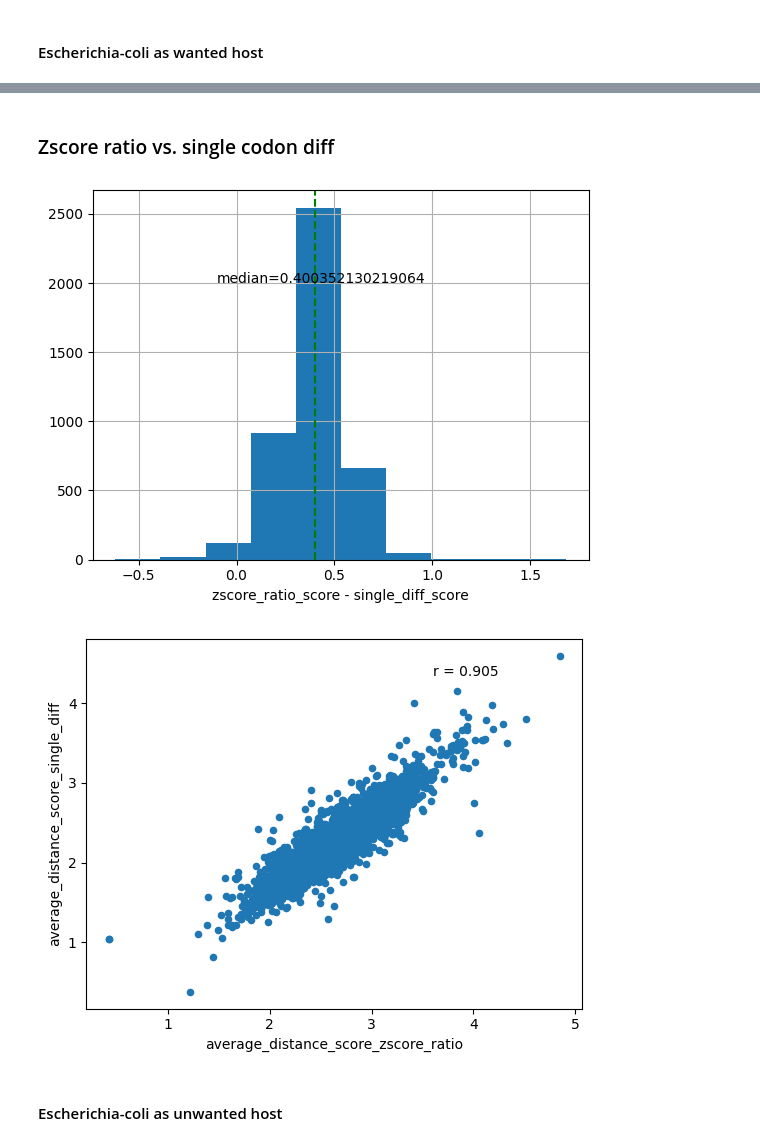
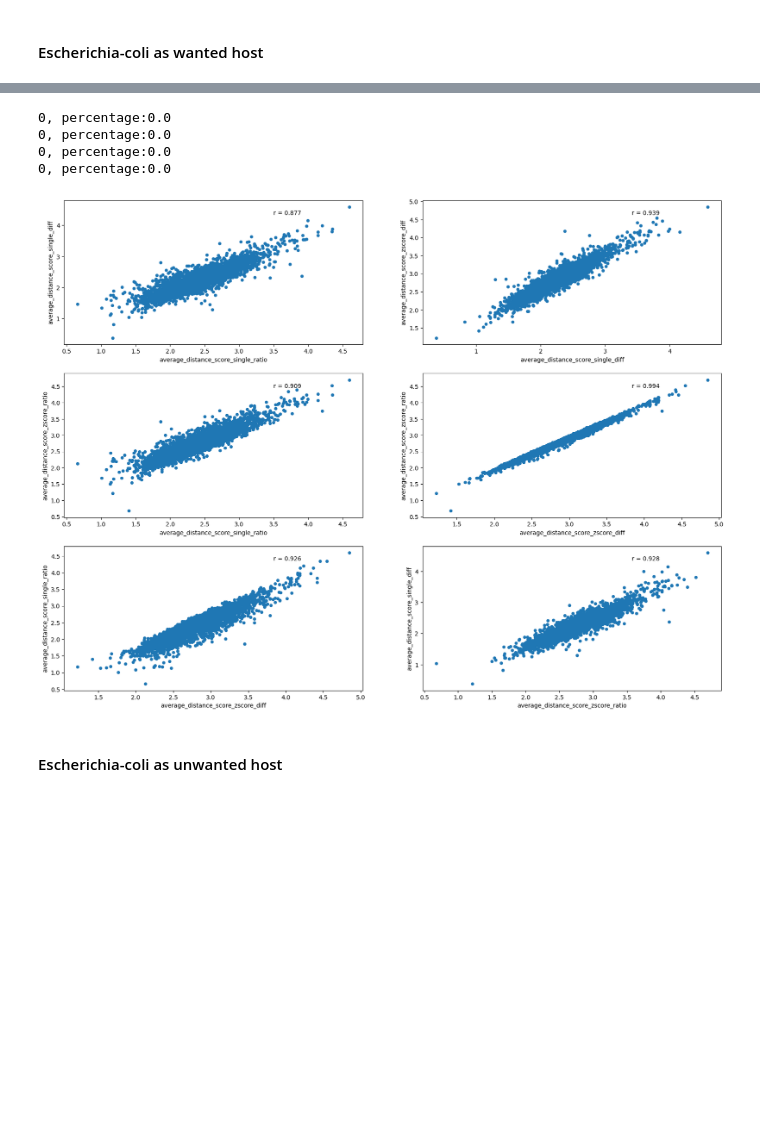
Before and after one commit to morikab/Igem_TAU_2021, a Jupyter notebook: analysis_graphs.ipynb, the cells around one changed output, grey strips where cells are left out. Saved outputs shown, nothing was run; the diff lists cells and outputs as text; code cells hidden in the pictures; blank space fills up the shorter version.

```diff
--- a/analysis_graphs.ipynb
+++ b/analysis_graphs.ipynb
@@ -146,16 +155,36 @@ def add_median_to_histogram(value, histogram, row, col, upper_limit):
 # %%
-def plot_comparative_graphs(result, first_score, second_score, first_label, second_label, upper_bound):
-    difference = result[first_score]-result[second_score]
-    histogram = difference.hist()
-    histogram.set_xlabel(f"{first_label} - {second_label}")
-    median_value = difference.median()
-    histogram.axvline(median_value, color="green", linestyle="dashed", label="median")
-    histogram.text(median_value-0.5, upper_bound, f"median={median_value}")
+def plot_comparative_graphs(result):
+    # difference = result[first_score]-result[second_score]
+    # histogram = difference.hist()
+    # histogram.set_xlabel(f"{first_label} - {second_label}")
+    # median_value = difference.median()
+    # histogram.axvline(median_value, color="green", linestyle="dashed", label="median")
+    # histogram.text(median_value-0.5, upper_bound, f"median={median_value}")
 
-    scatter = result.plot.scatter(x=first_score, y=second_score)
-    r, p = stats.pearsonr(result[first_score], result[second_score])
+    figure, axis = plt.subplots(3, 2, figsize=(20,15))
+    scatter = result.plot.scatter(x="average_distance_score_single_ratio", y="average_distance_score_single_diff", ax=axis[0, 0])
+    r, p = stats.pearsonr(result["average_distance_score_single_ratio"], result["average_distance_score_single_diff"])
     scatter.annotate('r = {:.3f}'.format(r), xy=(0.7, 0.9), xycoords='axes fraction')
-    r2, p = stats.spearmanr(result[first_score], result[second_score])
+
+    scatter = result.plot.scatter(x="average_distance_score_single_diff", y="average_distance_score_zscore_diff", ax=axis[0, 1])
+    r, p = stats.pearsonr(result["average_distance_score_single_diff"],result["average_distance_score_zscore_diff"])
+    scatter.annotate('r = {:.3f}'.format(r), xy=(0.7, 0.9), xycoords='axes fraction')
+
+    scatter = result.plot.scatter(x="average_distance_score_single_ratio", y="average_distance_score_zscore_ratio", ax=axis[1, 0])
+    r, p = stats.pearsonr(result["average_distance_score_single_ratio"],result["average_distance_score_zscore_ratio"])
+    scatter.annotate('r = {:.3f}'.format(r), xy=(0.7, 0.9), xycoords='axes fraction')
+
+    scatter = result.plot.scatter(x="average_distance_score_zscore_diff", y="average_distance_score_zscore_ratio", ax=axis[1, 1])
+    r, p = stats.pearsonr(result["average_distance_score_zscore_diff"],result["average_distance_score_zscore_ratio"])
+    scatter.annotate('r = {:.3f}'.format(r), xy=(0.7, 0.9), xycoords='axes fraction')
+
+    scatter = result.plot.scatter(x="average_distance_score_zscore_diff", y="average_distance_score_single_ratio", ax=axis[2, 0])
+    r, p = stats.pearsonr(result["average_distance_score_zscore_diff"],result["average_distance_score_single_ratio"])
+    scatter.annotate('r = {:.3f}'.format(r), xy=(0.7, 0.9), xycoords='axes fraction')
+
+    scatter = result.plot.scatter(x="average_distance_score_zscore_ratio", y="average_distance_score_single_diff", ax=axis[2, 1])
+    r, p = stats.pearsonr(result["average_distance_score_zscore_ratio"],result["average_distance_score_single_diff"])
+    scatter.annotate('r = {:.3f}'.format(r), xy=(0.7, 0.9), xycoords='axes fraction')
 # %% [markdown]
 ### Escherichia-coli
 # %%
@@ -230,10 +229,23 @@ plot_comparative_graphs(result, "average_distance_score_zscore_ratio", "average_
-# %% [markdown]
-### Zscore ratio vs. single codon diff
-# %%
-plot_comparative_graphs(result, "average_distance_score_zscore_ratio", "average_distance_score_single_diff", "zscore_ratio_score", "single_diff_score", 2000)
-# %% [output]
-[figure, removed]
-[figure, removed]
+# %%
+single_diff_negative = result[result["average_distance_score_single_diff"] < 0]
+single_ratio_negative = result[result["average_distance_score_single_ratio"] < 0]
+
+zscore_diff_negative = result[result["average_distance_score_zscore_diff"] < 0]
+zscore_ratio_negative = result[result["average_distance_score_zscore_ratio"] < 0]
+
+print(f"{len(single_diff_negative)}, percentage:{len(single_diff_negative)/len(result) * 100}")
+print(f"{len(single_ratio_negative)}, percentage:{len(single_ratio_negative)/len(result) * 100}")
+print(f"{len(zscore_diff_negative)}, percentage:{len(zscore_diff_negative)/len(result) * 100}")
+print(f"{len(zscore_ratio_negative)}, percentage:{len(zscore_ratio_negative)/len(result) * 100}")
+# %% [output]
+0, percentage:0.0
+0, percentage:0.0
+0, percentage:0.0
+0, percentage:0.0
+# %%
+plot_comparative_graphs(result)
+# %% [output]
+[figure, added]
 # %% [markdown]
 #### Escherichia-coli as unwanted host
 # %%
```
Also changed, not shown: parts of 60 cells of this notebook, 5 other files.
